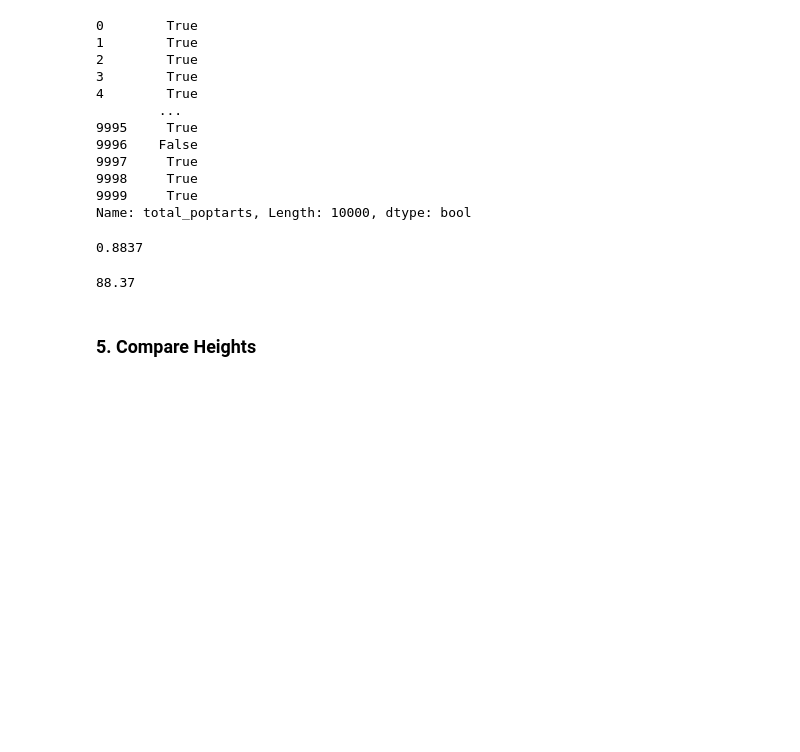
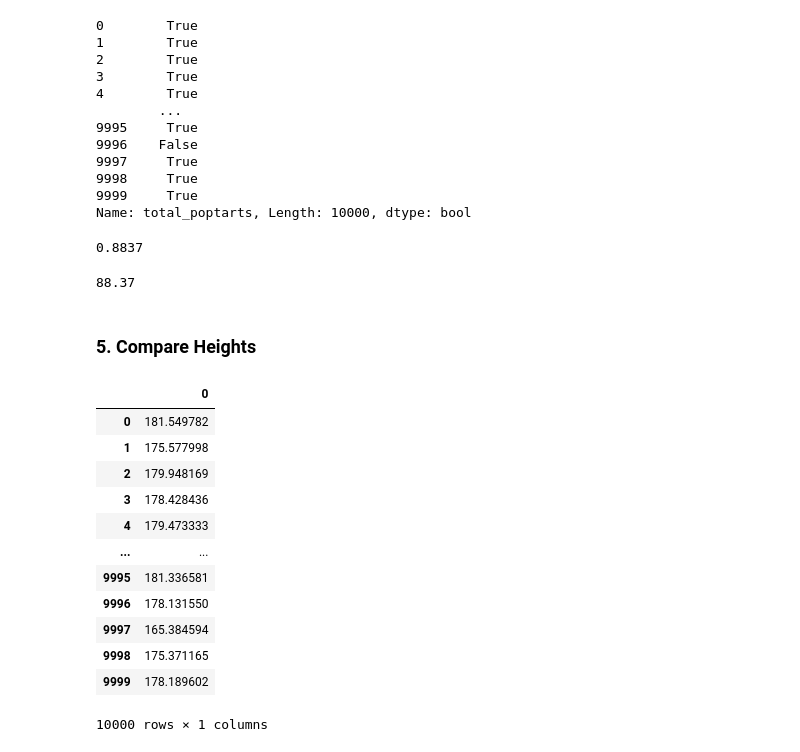
Before and after one commit to caroline-miller0921/statistics-exercises, a Jupyter notebook: simulation.ipynb, the cells around one changed output. Saved outputs shown, nothing was run; the diff lists cells and outputs as text; code cells hidden in the pictures; blank space fills up the shorter version.

```diff
--- a/simulation.ipynb
+++ b/simulation.ipynb
@@ -532,0 +527,24 @@ female_height_std = 6
+# %%
+outcomes = 10_000
+males = 1
+females = 1
+# %%
+male_height_generation = np.random.normal(male_avg_height, male_height_std, size=(outcomes, males))
+# %%
+male_height_generation = pd.DataFrame(male_height_generation)
+# %%
+male_height_generation
+# %% [output]
+|  | 0 |
+| 0 | 181.549782 |
+| 1 | 175.577998 |
+| 2 | 179.948169 |
+| 3 | 178.428436 |
+| 4 | 179.473333 |
+| ... | ... |
+| 9995 | 181.336581 |
+| 9996 | 178.131550 |
+| 9997 | 165.384594 |
+| 9998 | 175.371165 |
+| 9999 | 178.189602 |
+10000 rows × 1 columns
```
Also changed, not shown: parts of 12 cells of this notebook.
